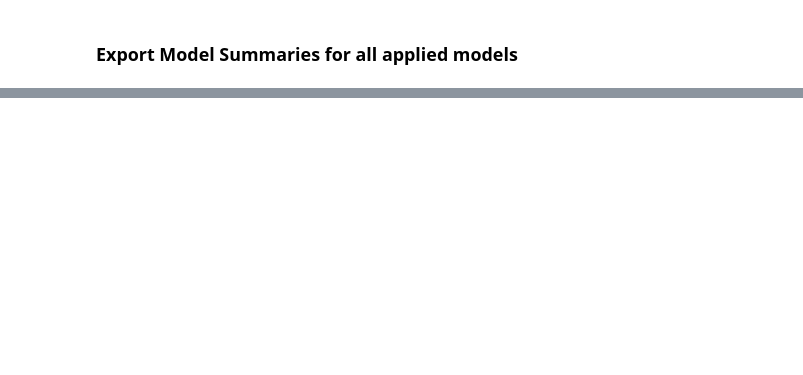
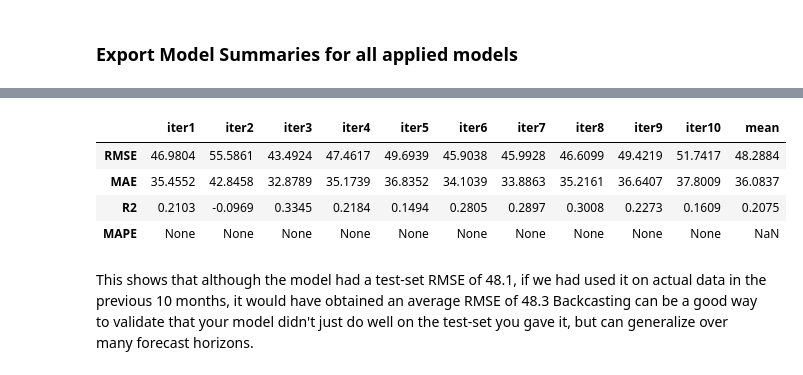
Before and after one commit to mikekeith52/scalecast-examples, a Jupyter notebook: rnn/rnn.ipynb, the cells around one changed output, grey strips where cells are left out. Drawn from its saved outputs; the diff is of its cells as text; code cells hidden in the pictures; blank space fills up the shorter version.

```diff
--- a/rnn/rnn.ipynb
+++ b/rnn/rnn.ipynb
@@ -311,0 +305,15 @@ plt.show()
+# %%
+f.backcast(
+    model='lstm_layered', # required to specify, however, all models are run test_only = True when backcast to save resources
+    fcst_length='auto', # default value -- uses the current forecast horizon as the backcast horizon length
+    n_iter=10, # default 10 iterations
+)
+f.export_backcast_metrics('lstm_layered')
+# %% [output]
+|  | iter1 | iter2 | iter3 | iter4 | iter5 | iter6 | iter7 | iter8 | iter9 | iter10 | mean |
+| RMSE | 46.9804 | 55.5861 | 43.4924 | 47.4617 | 49.6939 | 45.9038 | 45.9928 | 46.6099 | 49.4219 | 51.7417 | 48.2884 |
+| MAE | 35.4552 | 42.8458 | 32.8789 | 35.1739 | 36.8352 | 34.1039 | 33.8863 | 35.2161 | 36.6407 | 37.8009 | 36.0837 |
+| R2 | 0.2103 | -0.0969 | 0.3345 | 0.2184 | 0.1494 | 0.2805 | 0.2897 | 0.3008 | 0.2273 | 0.1609 | 0.2075 |
+| MAPE | None | None | None | None | None | None | None | None | None | None | NaN |
+# %% [markdown]
+This shows that although the model had a test-set RMSE of 48.1, if we had used it on actual data in the previous 10 months, it would have obtained an average RMSE of 48.3 Backcasting can be a good way to validate that your model didn't just do well on the test-set you gave it, but can generalize over many forecast horizons.
```
Also changed, not shown: parts of 14 cells of this notebook, 2 other files.
